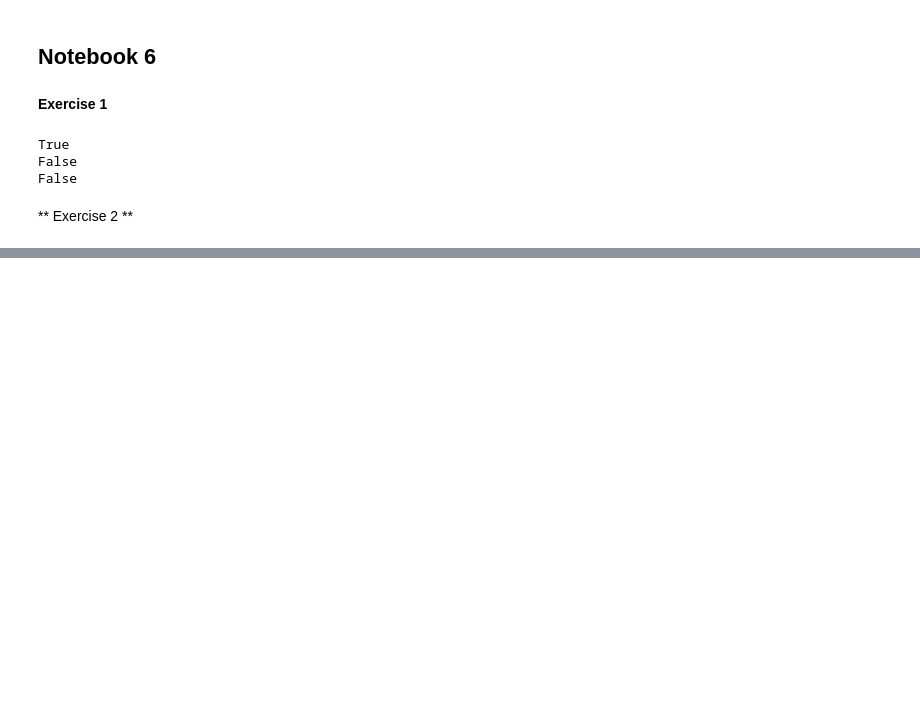
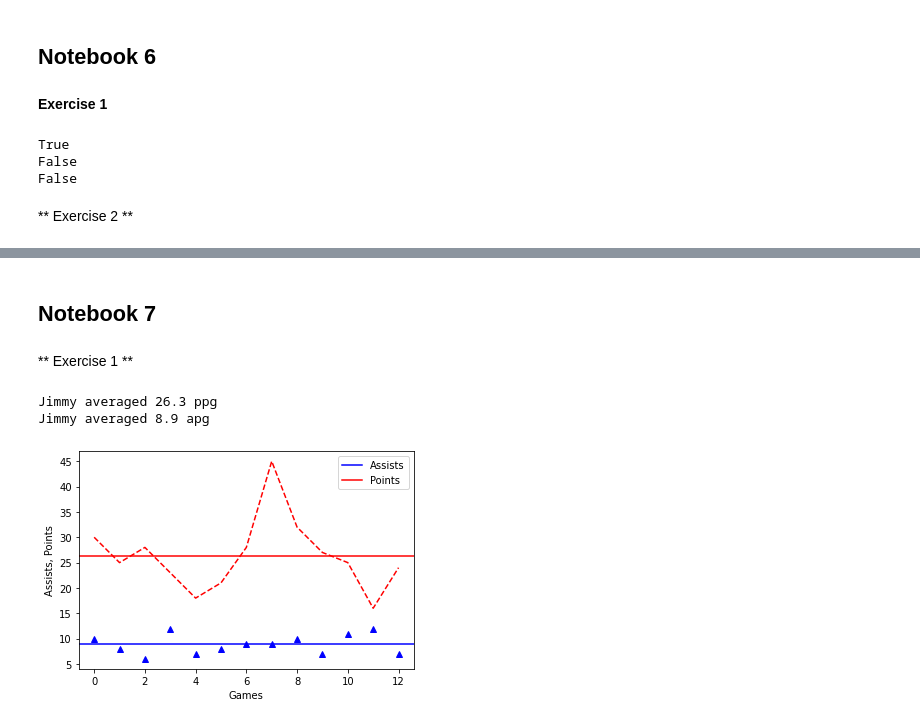
Before and after one commit to dri14maretti/IESTI01, a Jupyter notebook: exercises/List1.ipynb, the cells around one changed output, grey strips where cells are left out. Drawn from its saved outputs; the diff is of its cells as text; code cells hidden in the pictures; blank space fills up the shorter version.

```diff
--- a/exercises/List1.ipynb
+++ b/exercises/List1.ipynb
@@ -366,0 +419,30 @@ ValueError: substring not found
+# %% [markdown]
+## Notebook 7
+# %% [markdown]
+** Exercise 1 **
+# %%
+import pandas as pd
+import matplotlib.pyplot as plt
+
+
+# Jimmy Butler points per game and assists per game stats (numbers next to real stats)
+table_of_content = pd.DataFrame({'Points': [30, 25, 28, 23, 18, 21, 28, 45, 32, 27, 25, 16, 24],
+                   'Assists': [10, 8, 6, 12, 7, 8, 9, 9, 10, 7, 11, 12, 7]})
+
+points_per_game = table_of_content['Points'].mean()
+print(f"Jimmy averaged {round(points_per_game, 1)} ppg")
+
+assists_per_game = table_of_content['Assists'].mean()
+print(f"Jimmy averaged {round(assists_per_game, 1)} apg")
+
+plt.ylabel('Assists, Points')
+plt.xlabel('Games')
+plt.plot(table_of_content['Points'], 'r--', table_of_content['Assists'], 'b^', assists_per_game, 'g-')
+plt.axhline(y = assists_per_game, color = 'b', linestyle = '-', label = 'Assists')
+plt.axhline(y = points_per_game, color = 'r', linestyle = '-', label = 'Points')
+plt.legend()
+plt.show()
+# %% [output]
+Jimmy averaged 26.3 ppg
+Jimmy averaged 8.9 apg
+[figure, added]
```
Also changed, not shown: parts of 4 cells of this notebook, 1 other file.
